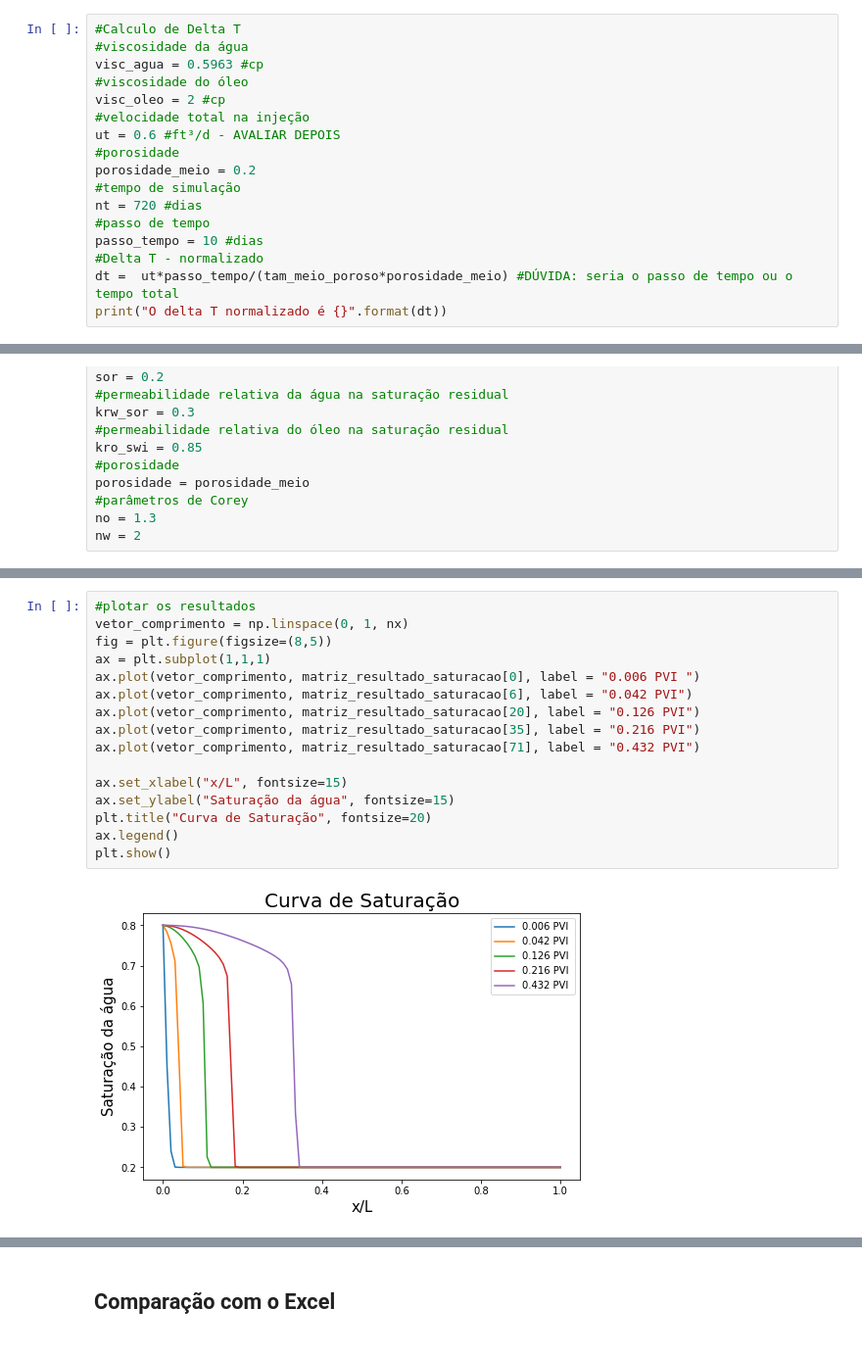
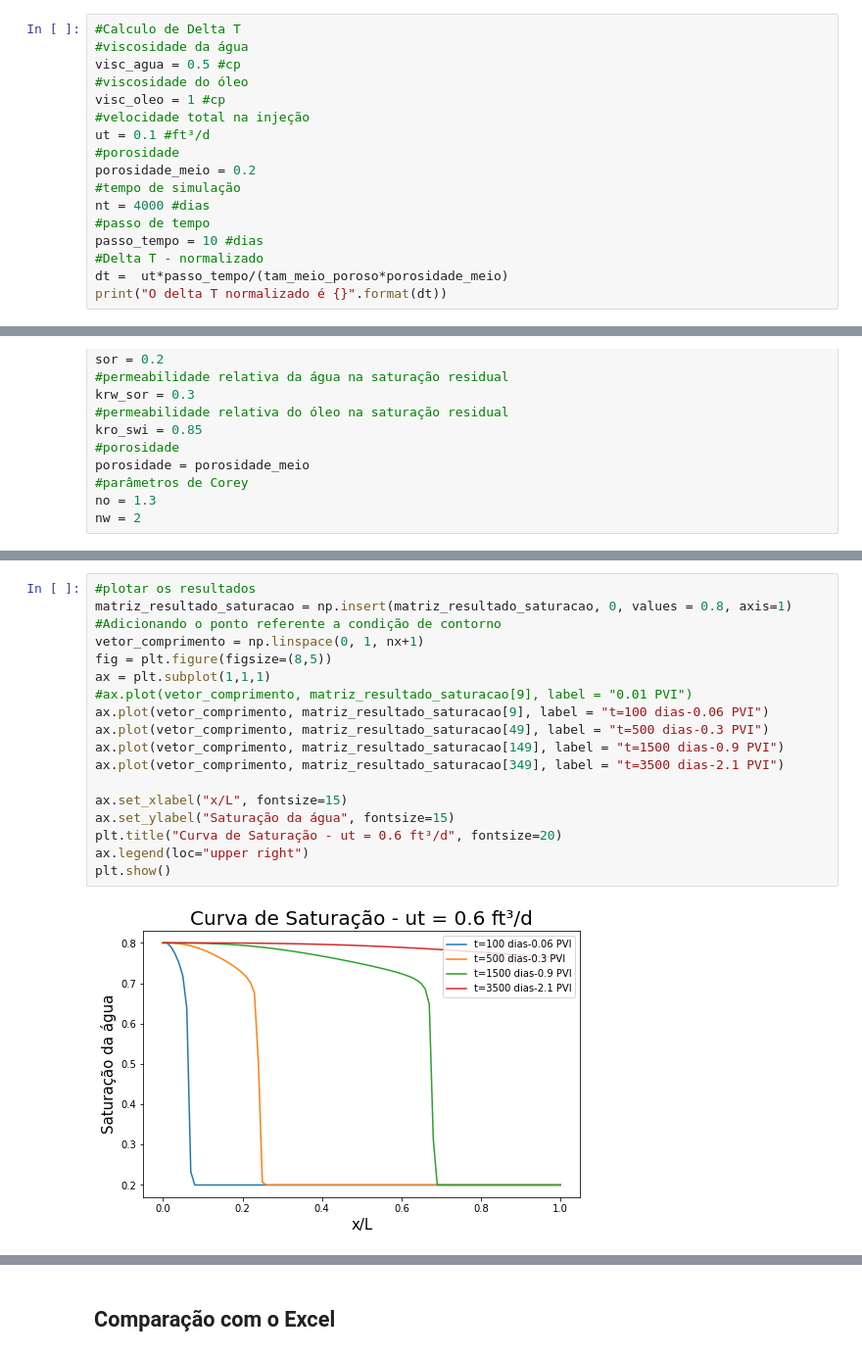
Before and after one commit to igcampos/Mestrado, a Jupyter notebook: saturacao_explicit.ipynb, the cells around one changed output, grey strips where cells are left out. Shown: that part at 98% size. Cells and saved outputs as stored; diff of their text form.

```diff
--- a/saturacao_explicit.ipynb
+++ b/saturacao_explicit.ipynb
@@ -82,18 +40,18 @@ O tamanho dos elementos do grid em uma malha estruturada é 50.0, e o delta X é
 # %%
 #Calculo de Delta T
 #viscosidade da água
-visc_agua = 0.5963 #cp
+visc_agua = 0.5 #cp
 #viscosidade do óleo
-visc_oleo = 2 #cp
+visc_oleo = 1 #cp
 #velocidade total na injeção
-ut = 0.6 #ft³/d - AVALIAR DEPOIS
+ut = 0.1 #ft³/d
 #porosidade
 porosidade_meio = 0.2
 #tempo de simulação
-nt = 720 #dias
+nt = 4000 #dias
 #passo de tempo
 passo_tempo = 10 #dias
 #Delta T - normalizado
-dt =  ut*passo_tempo/(tam_meio_poroso*porosidade_meio) #DÚVIDA: seria o passo de tempo ou o tempo total
+dt =  ut*passo_tempo/(tam_meio_poroso*porosidade_meio)
 print("O delta T normalizado é {}".format(dt))
 # %% [output]
@@ -198,19 +218,20 @@ Tempo de execução: 0.48171366300000074 segundos
 # %%
 #plotar os resultados
-vetor_comprimento = np.linspace(0, 1, nx)
+matriz_resultado_saturacao = np.insert(matriz_resultado_saturacao, 0, values = 0.8, axis=1) #Adicionando o ponto referente a condição de contorno
+vetor_comprimento = np.linspace(0, 1, nx+1)
 fig = plt.figure(figsize=(8,5))
 ax = plt.subplot(1,1,1)
-ax.plot(vetor_comprimento, matriz_resultado_saturacao[0], label = "0.006 PVI ")
-ax.plot(vetor_comprimento, matriz_resultado_saturacao[6], label = "0.042 PVI")
-ax.plot(vetor_comprimento, matriz_resultado_saturacao[20], label = "0.126 PVI")
-ax.plot(vetor_comprimento, matriz_resultado_saturacao[35], label = "0.216 PVI")
-ax.plot(vetor_comprimento, matriz_resultado_saturacao[71], label = "0.432 PVI")
+#ax.plot(vetor_comprimento, matriz_resultado_saturacao[9], label = "0.01 PVI")
+ax.plot(vetor_comprimento, matriz_resultado_saturacao[9], label = "t=100 dias-0.06 PVI")
+ax.plot(vetor_comprimento, matriz_resultado_saturacao[49], label = "t=500 dias-0.3 PVI")
+ax.plot(vetor_comprimento, matriz_resultado_saturacao[149], label = "t=1500 dias-0.9 PVI")
+ax.plot(vetor_comprimento, matriz_resultado_saturacao[349], label = "t=3500 dias-2.1 PVI")
 
 ax.set_xlabel("x/L", fontsize=15)
 ax.set_ylabel("Saturação da água", fontsize=15)
-plt.title("Curva de Saturação", fontsize=20)
-ax.legend()
+plt.title("Curva de Saturação - ut = 0.6 ft³/d", fontsize=20)
+ax.legend(loc="upper right")
 plt.show()
 # %% [output]
-[figure, old version]
+[figure, new version]
 # %%
```
Also changed, not shown: parts of 74 cells of this notebook.
